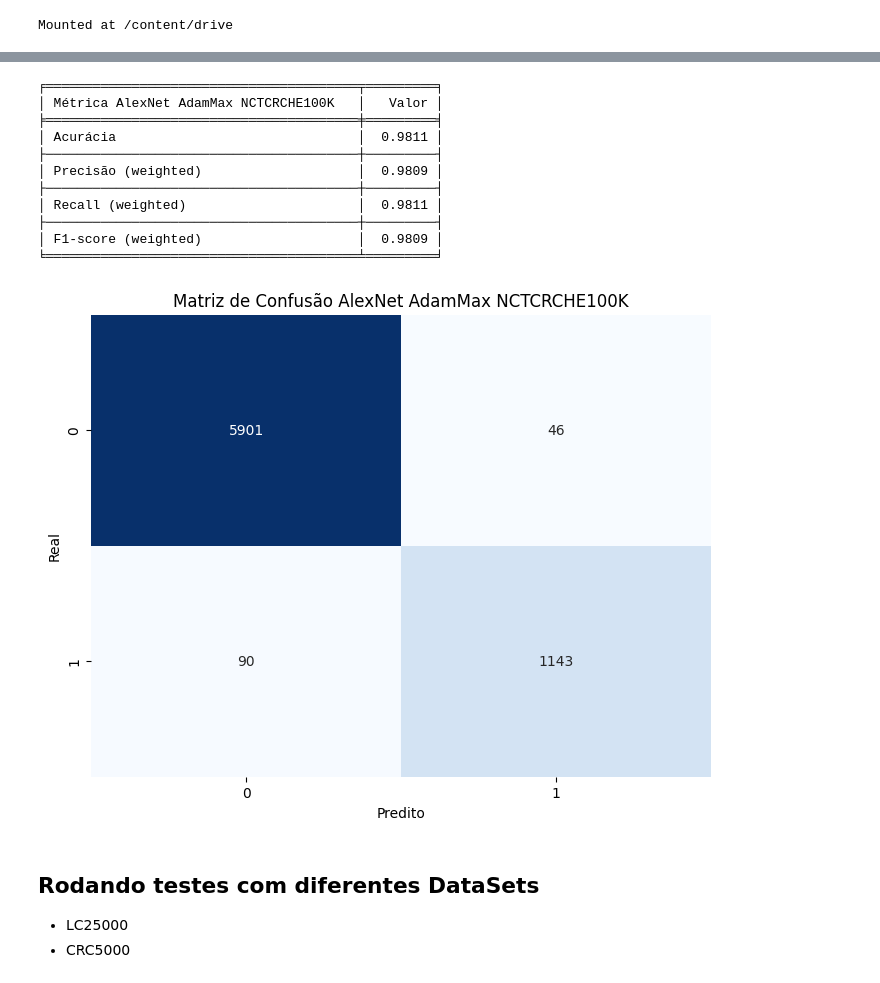
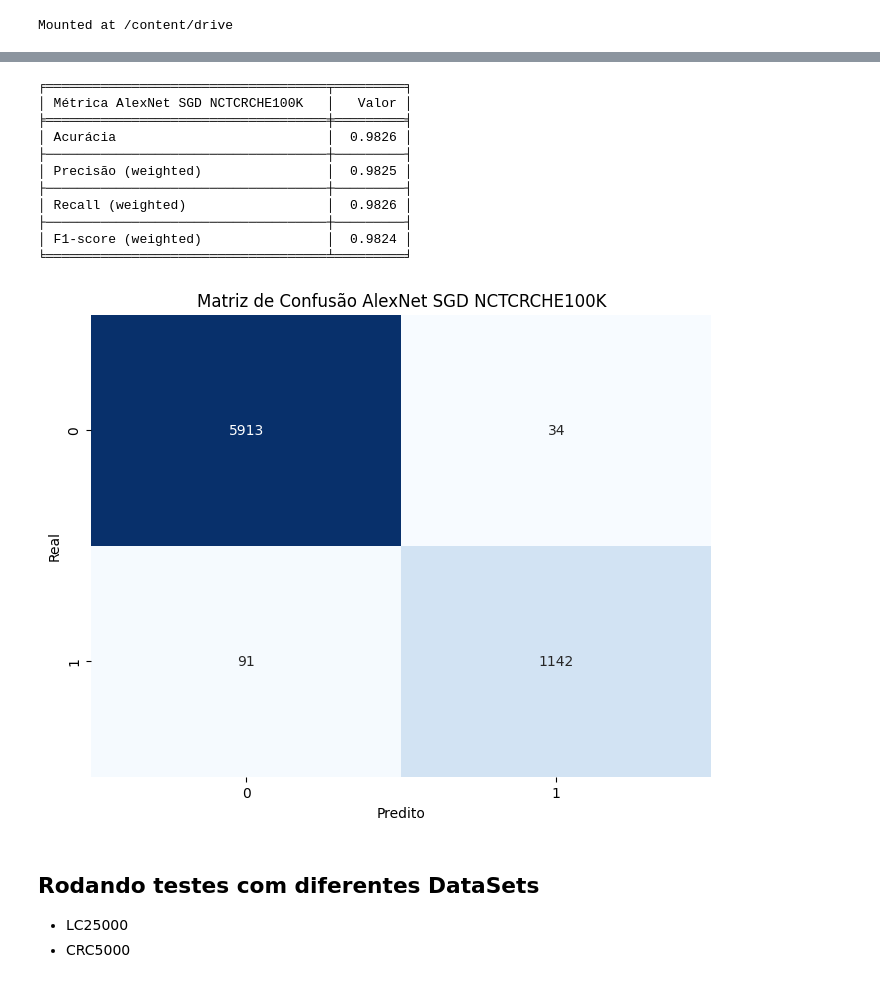
Before and after one commit to Leir-Cruz/machine-learning-colon-detection, a Jupyter notebook: notebooks/NCTCRCHE100K/SGD/normal/AlexNet.ipynb, the cells around one changed output, grey strips where cells are left out. Drawn from its saved outputs; the diff is of its cells as text; code cells hidden in the pictures.

```diff
--- a/notebooks/NCTCRCHE100K/SGD/normal/AlexNet.ipynb
+++ b/notebooks/NCTCRCHE100K/SGD/normal/AlexNet.ipynb
@@ -345,5 +345,5 @@ Matriz de Confusão:
 # %%
-headers = ["Métrica AlexNet AdamMax NCTCRCHE100K", "Valor"]
+headers = ["Métrica AlexNet SGD NCTCRCHE100K", "Valor"]
 table = [
 ["Acurácia", f"{acc:.4f}"],
 ["Precisão (weighted)", f"{precision:.4f}"],
@@ -352,26 +352,26 @@ table = [
 ]
 print(tabulate(table, headers=headers, tablefmt="fancy_grid"))
 # %% [output]
-╒════════════════════════════════════════╤═════════╕
-│ Métrica AlexNet AdamMax NCTCRCHE100K   │   Valor │
-╞════════════════════════════════════════╪═════════╡
-│ Acurácia                               │  0.9811 │
-├────────────────────────────────────────┼─────────┤
-│ Precisão (weighted)                    │  0.9809 │
-├────────────────────────────────────────┼─────────┤
-│ Recall (weighted)                      │  0.9811 │
-├────────────────────────────────────────┼─────────┤
-│ F1-score (weighted)                    │  0.9809 │
-╘════════════════════════════════════════╧═════════╛
+╒════════════════════════════════════╤═════════╕
+│ Métrica AlexNet SGD NCTCRCHE100K   │   Valor │
+╞════════════════════════════════════╪═════════╡
+│ Acurácia                           │  0.9826 │
+├────────────────────────────────────┼─────────┤
+│ Precisão (weighted)                │  0.9825 │
+├────────────────────────────────────┼─────────┤
+│ Recall (weighted)                  │  0.9826 │
+├────────────────────────────────────┼─────────┤
+│ F1-score (weighted)                │  0.9824 │
+╘════════════════════════════════════╧═════════╛
 # %%
 plt.figure(figsize=(8, 6))
 sns.heatmap(cm, annot=True, fmt='d', cmap='Blues', cbar=False)
-plt.title("Matriz de Confusão AlexNet AdamMax NCTCRCHE100K")
+plt.title("Matriz de Confusão AlexNet SGD NCTCRCHE100K")
 plt.xlabel("Predito")
 plt.ylabel("Real")
 plt.show()
 # %% [output]
-[figure, old version]
+[figure, new version]
 # %% [markdown]
 ## Rodando testes com diferentes DataSets
 - LC25000
```
Also changed, not shown: parts of 12 cells of this notebook.
